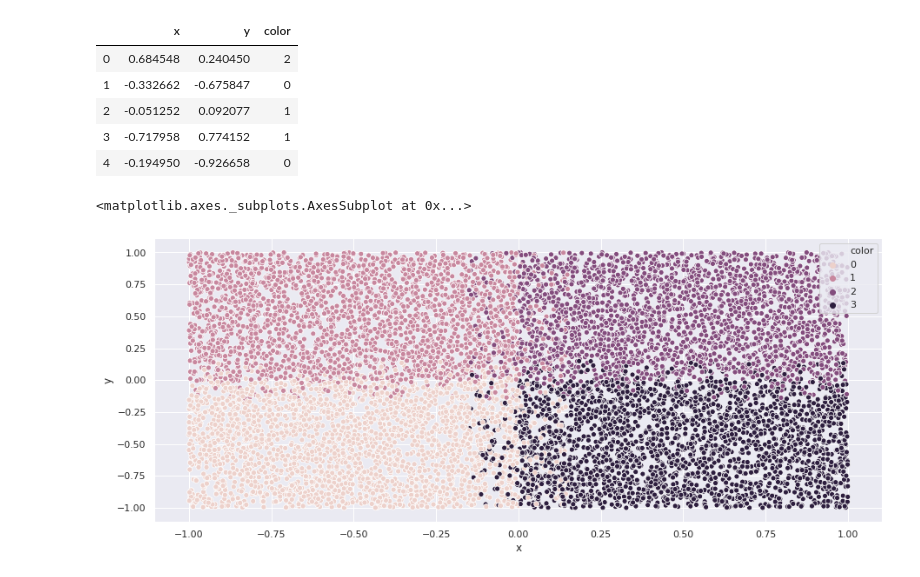
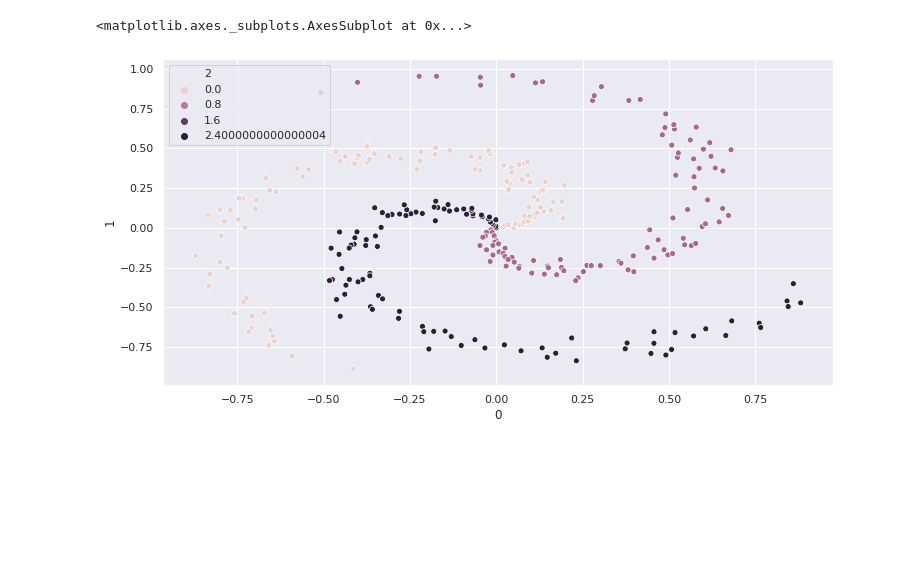
Before and after one commit to Francesco98m/Python-net, a Jupyter notebook: color_classifier/graph.ipynb, the cells around one changed output. Saved outputs shown, nothing was run; the diff lists cells and outputs as text; code cells hidden in the pictures; blank space fills up the shorter version.

```diff
--- a/color_classifier/graph.ipynb
+++ b/color_classifier/graph.ipynb
@@ -7,19 +8,10 @@ import seaborn as sns
-# %%
-sns.set(style="darkgrid")
-data_path = '/home/burrito/Documents/python/pytorch/Python-net/color_classifier/data_train_4.csv'
-data = pd.read_csv(data_path)
-data.head()
-# %% [output]
-|  | x | y | color |
-| 0 | 0.684548 | 0.240450 | 2 |
-| 1 | -0.332662 | -0.675847 | 0 |
-| 2 | -0.051252 | 0.092077 | 1 |
-| 3 | -0.717958 | 0.774152 | 1 |
-| 4 | -0.194950 | -0.926658 | 0 |
-# %%
-plt.figure(figsize=(15,6))
-sns.scatterplot(x=data['x'], y=data['y'], hue=data['color'])
-# %% [output]
-<matplotlib.axes._subplots.AxesSubplot at 0x...>
-[figure, removed]
+# %%
+plt.figure(figsize=(12,6))
+# cmap = sns.cubehelix_palette(dark=.0, light=1, as_cmap=True)
+path = "/home/burrito/Documents/python/pytorch/Python-net/color_classifier/data_train_s.csv"
+data = pd.read_csv(path)
+sns.scatterplot(x=data['0'], y=data['1'], hue=data['2'])
+# %% [output]
+<matplotlib.axes._subplots.AxesSubplot at 0x...>
+[figure, added]
 # %%
```
Also changed, not shown: parts of 3 cells of this notebook, 6 other files.
